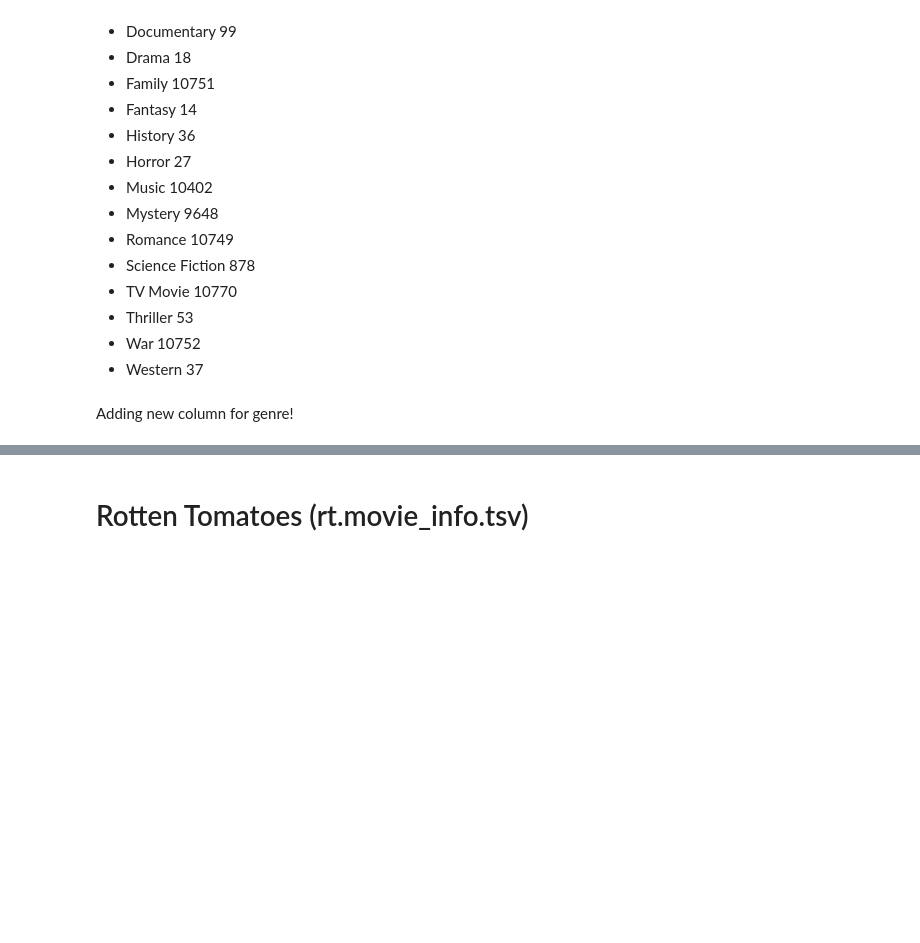
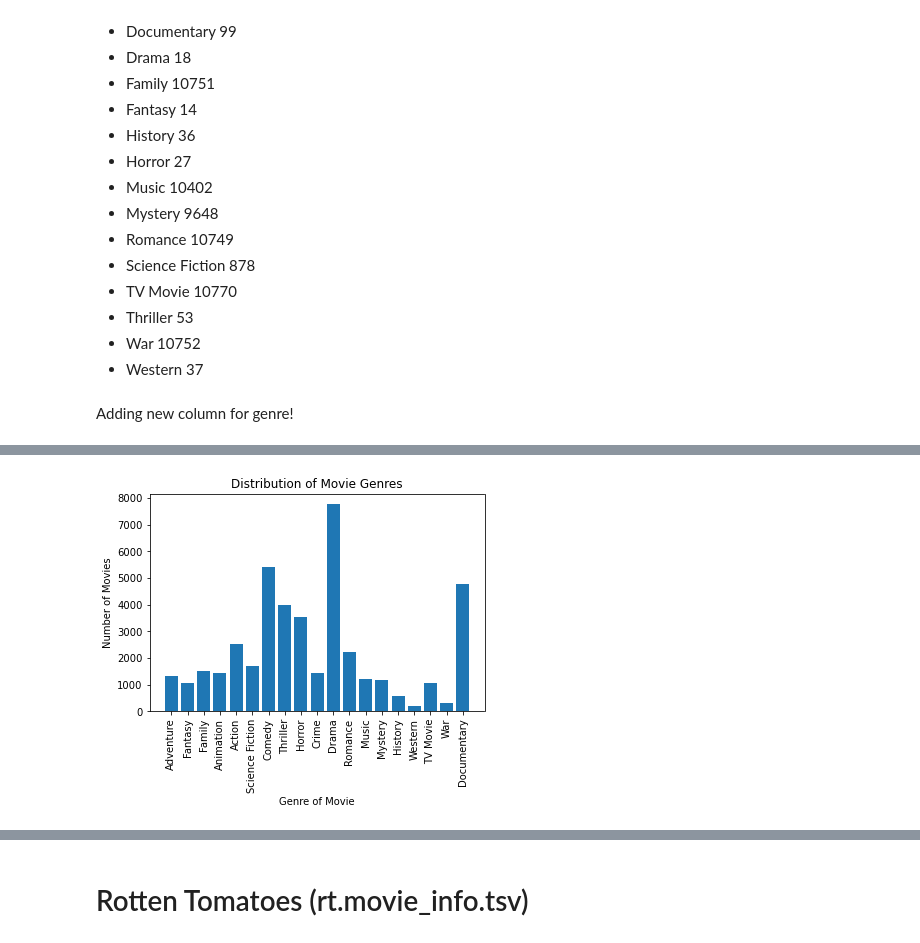
Before and after one commit to ThomasHChapman/p1_project, a Jupyter notebook: ZachWorkingNotebook.ipynb, the cells around one changed output, grey strips where cells are left out. Drawn from its saved outputs; the diff is of its cells as text; code cells hidden in the pictures; blank space fills up the shorter version.

Commit message:
create plots for average rating and distribution by movie genre

```diff
--- a/ZachWorkingNotebook.ipynb
+++ b/ZachWorkingNotebook.ipynb
@@ -35,3 +41,5 @@ df_movies.shape
+# %%
+df_movies.drop_duplicates(subset=['original_title', 'release_date'], inplace=True)
 # %%
 df_movies.columns
 # %% [output]
@@ -122,3 +130,14 @@ df_movies.head()
 | 2 | [12, 28, 878] | 10138 | en | Iron Man 2 | 28.515 | 2010-05-07 | Iron Man 2 | ... |
 | 3 | [16, 35, 10751] | 862 | en | Toy Story | 28.005 | 1995-11-22 | Toy Story | ... |
 | 4 | [28, 878, 12] | 27205 | en | Inception | 27.920 | 2010-07-16 | Inception | ... |
+# %%
+genre_count = {}
+
+for movie in df_movies['genres']:
+    for genre in movie:
+        if genre in genre_count.keys():
+            genre_count[genre] += 1
+        else:
+            genre_count[genre] = 1
+
+genre_count
@@ -124,0 +164,10 @@ df_movies.head()
+# %%
+fig, ax = plt.subplots()
+
+ax.bar(x = list(genre_count.keys()), height = list(genre_count.values()));
+ax.tick_params(axis='x', labelrotation = 90);
+ax.set_ylabel('Number of Movies');
+ax.set_xlabel('Genre of Movie');
+ax.set_title('Distribution of Movie Genres');
+# %% [output]
+[figure, added]
```
Also changed, not shown: parts of 9 cells of this notebook, 1 other file.
